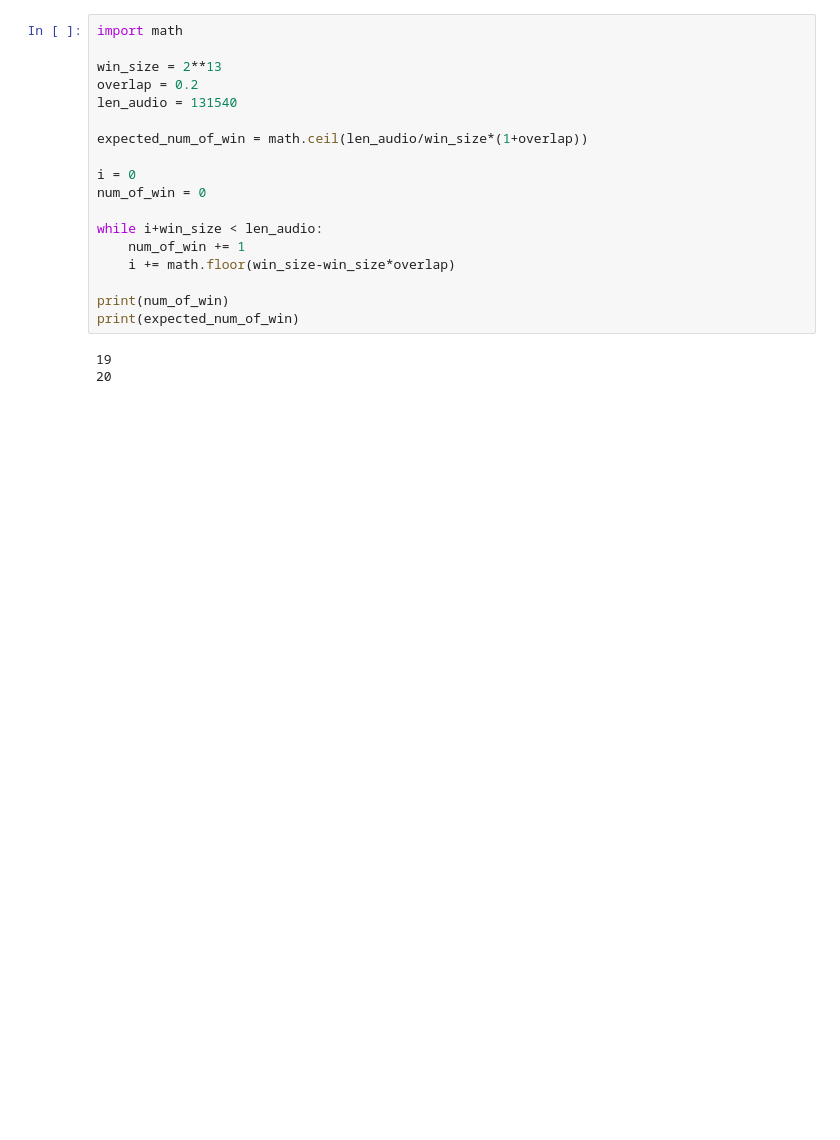
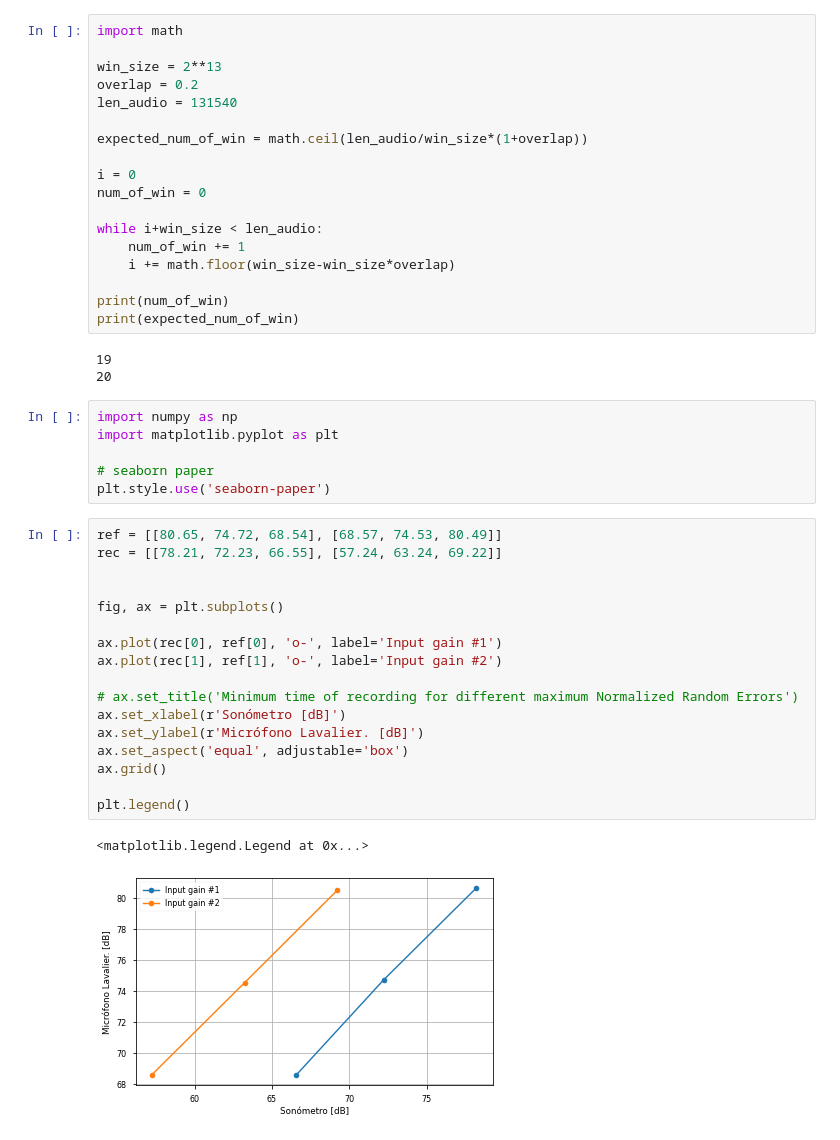
Before and after one commit to TheHawz/Quick-Scan, a Jupyter notebook: research/Sound tests.ipynb, the cells around one changed output. Saved outputs shown, nothing was run; the diff lists cells and outputs as text; blank space fills up the shorter version.

```diff
--- a/research/Sound tests.ipynb
+++ b/research/Sound tests.ipynb
@@ -201,3 +204,29 @@ print(expected_num_of_win)
 # %% [output]
 19
 20
+# %%
+import numpy as np
+import matplotlib.pyplot as plt
+
+# seaborn paper
+plt.style.use('seaborn-paper')
+# %%
+ref = [[80.65, 74.72, 68.54], [68.57, 74.53, 80.49]]
+rec = [[78.21, 72.23, 66.55], [57.24, 63.24, 69.22]]
+
+
+fig, ax = plt.subplots()
+
+ax.plot(rec[0], ref[0], 'o-', label='Input gain #1')
+ax.plot(rec[1], ref[1], 'o-', label='Input gain #2')
+
+# ax.set_title('Minimum time of recording for different maximum Normalized Random Errors')
+ax.set_xlabel(r'Sonómetro [dB]')
+ax.set_ylabel(r'Micrófono Lavalier. [dB]')
+ax.set_aspect('equal', adjustable='box')
+ax.grid()
+
+plt.legend()
+# %% [output]
+<matplotlib.legend.Legend at 0x...>
+[figure, added]
```
Also changed, not shown: parts of 2 cells of this notebook, 1 other file.
